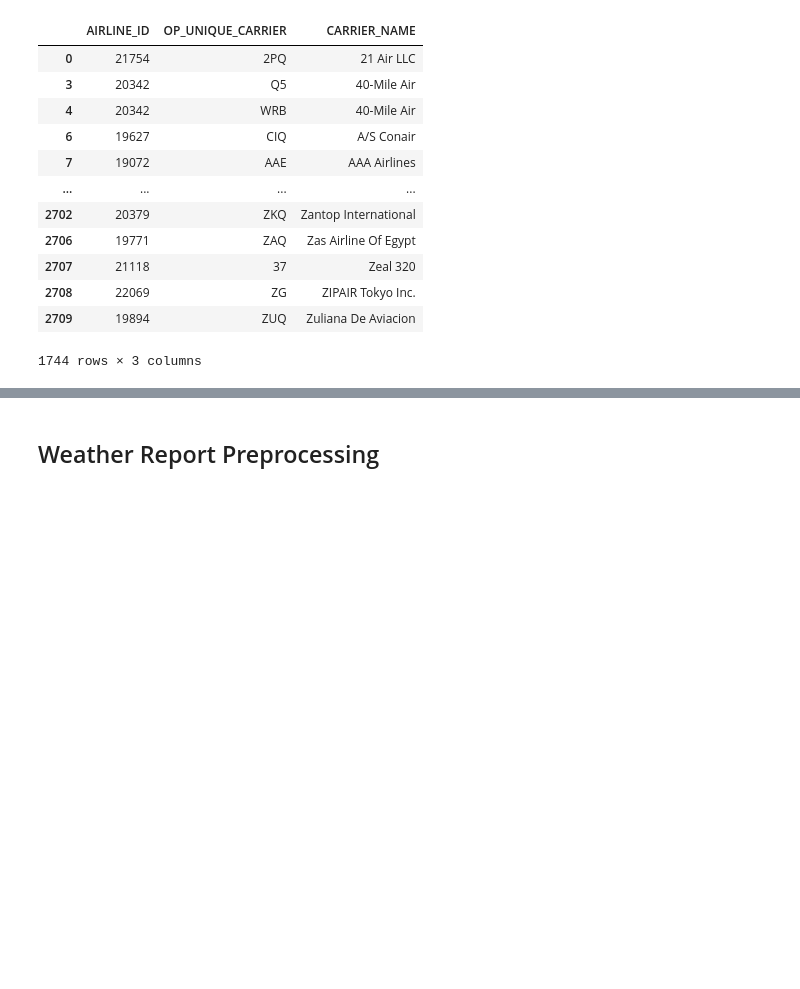
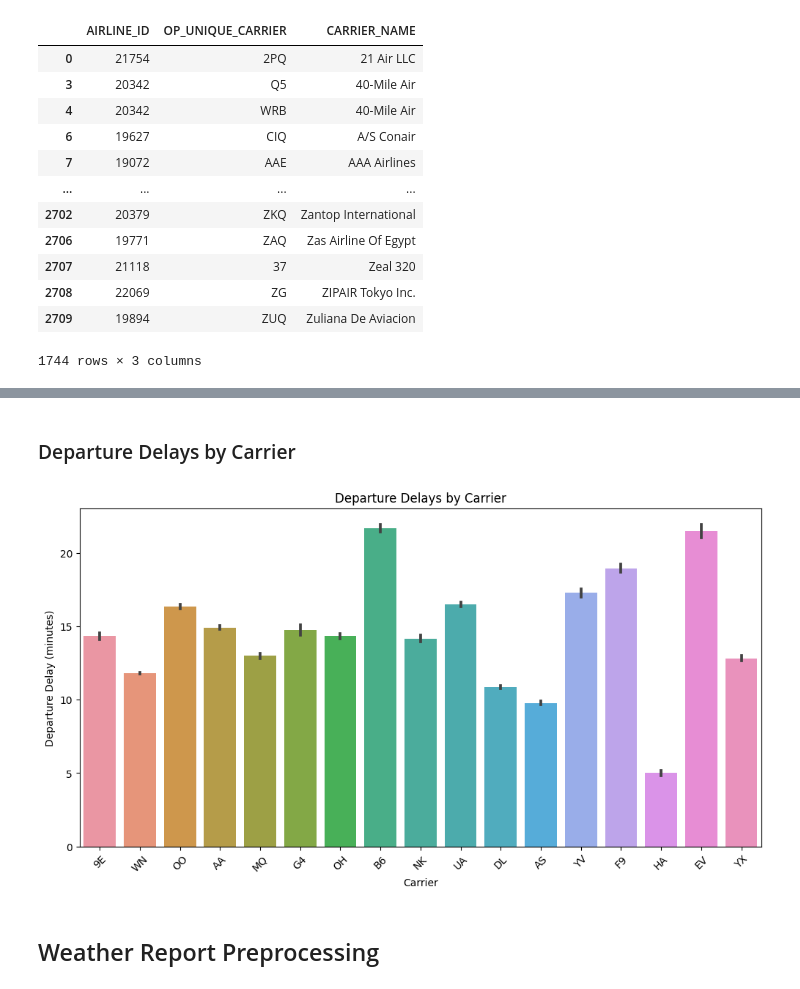
Before and after one commit to MarcVHughes/DS410-Miniproject, a Jupyter notebook: data_merging.ipynb, the cells around one changed output, grey strips where cells are left out. Drawn from its saved outputs; the diff is of its cells as text; code cells hidden in the pictures; blank space fills up the shorter version.

```diff
--- a/data_merging.ipynb
+++ b/data_merging.ipynb
@@ -93,3 +103,15 @@ flight_report = pd.merge(flight_report, carrier_names, how='left', on=['OP_UNIQU
+# %% [markdown]
+### Departure Delays by Carrier
+# %%
+plt.figure(figsize=(12, 6))
+sns.barplot(data=flight_report, x="OP_UNIQUE_CARRIER", y="DEP_DELAY_NEW")
+plt.title("Departure Delays by Carrier")
+plt.xticks(rotation=45)
+plt.xlabel("Carrier")
+plt.ylabel("Departure Delay (minutes)")
+plt.show()
+# %% [output]
+[figure, added]
 # %% [markdown]
 ## Weather Report Preprocessing
 # %%
```
Also changed, not shown: parts of 2 cells of this notebook, 1 other file.
